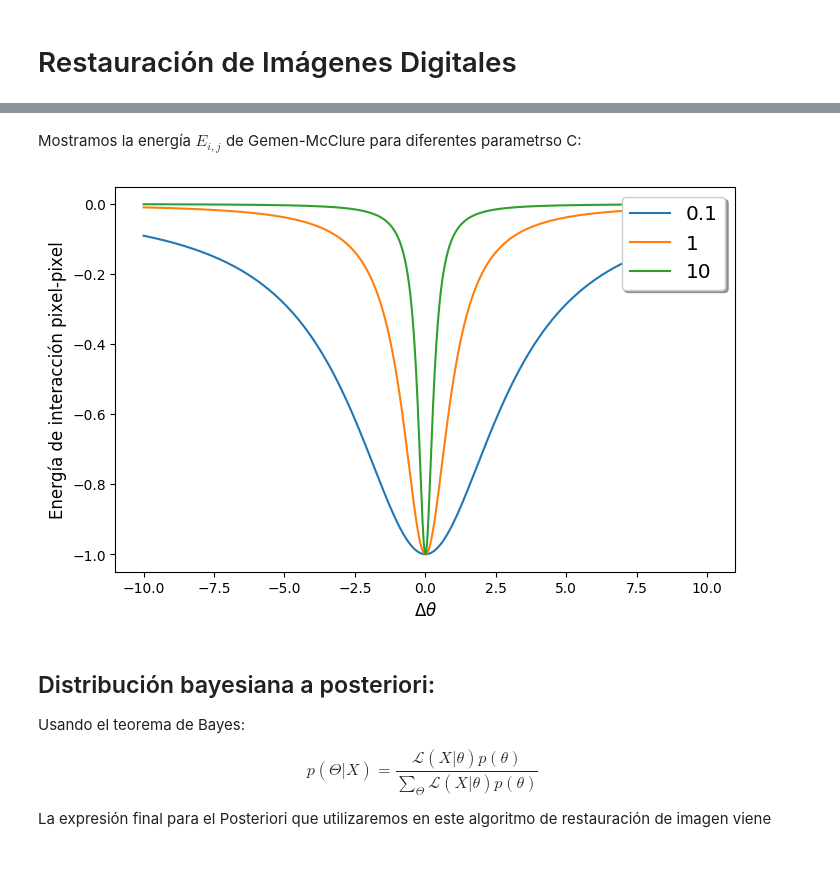
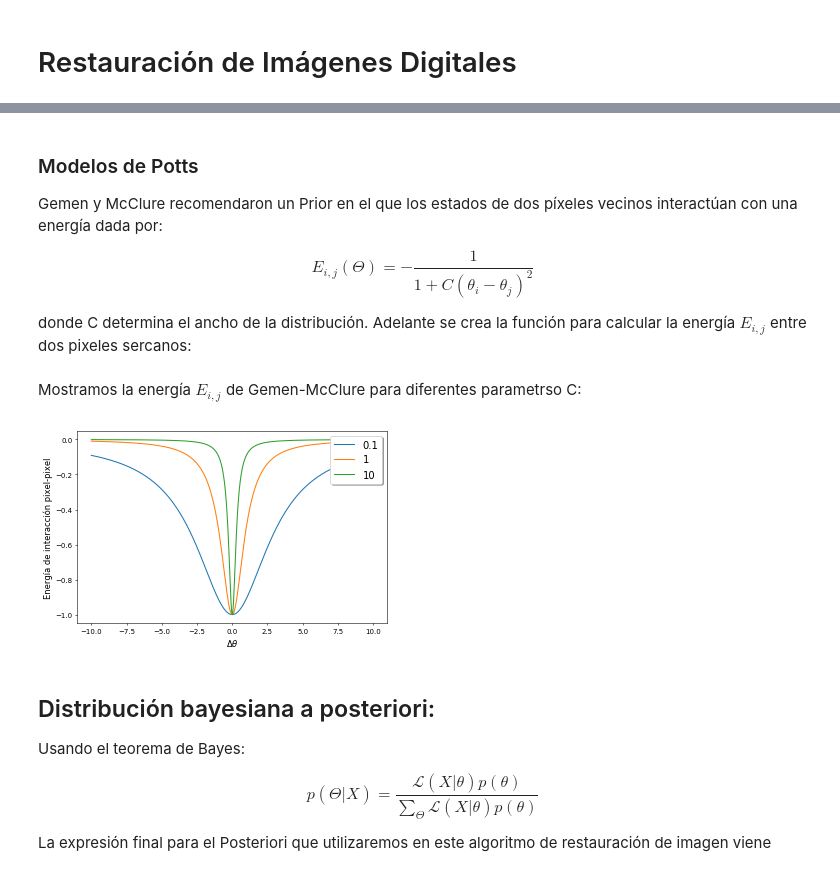
Before and after one commit to DCIDA2019/da2019-Oscar2401, a Jupyter notebook: Proyecto_2/Proyecto_2.ipynb, the cells around one changed output, grey strips where cells are left out. Saved outputs shown, nothing was run; the diff lists cells and outputs as text; code cells hidden in the pictures.

```diff
--- a/Proyecto_2/Proyecto_2.ipynb
+++ b/Proyecto_2/Proyecto_2.ipynb
@@ -52,3 +71,13 @@ donde C determina el ancho de la distribución. Adelante se crea la función par
+# %% [markdown]
+### Modelos de Potts
+
+Gemen y McClure recomendaron un Prior en el que los estados de dos píxeles vecinos interactúan con una energía dada por:
+
+\begin{equation}
+ E_{i,j}(\Theta) = -\frac{1}{1 + C(\theta_i - \theta_j)^2}
+\end{equation}
+
+donde C determina el ancho de la distribución. Adelante se crea la función para calcular la energía $E_{i,j}$ entre dos pixeles sercanos:
 # %%
 def Energy(Th,C):
     N = len(Th)
@@ -65,13 +94,13 @@ def Energy(Th,C):
 # %% [markdown]
 Mostramos la energía $E_{i,j}$ de Gemen-McClure para diferentes parametrso C:
 # %%
-plt.figure(figsize=(8,5), dpi=100)
+plt.figure(figsize=(8,5), dpi=50)
 dTh = np.linspace(-10,10,1000)
 for C in [0.1,1,10]:
     plt.plot(dTh,-1/(1+(C*(dTh)**2)),label = C)
 plt.xlabel('$\Delta \\theta$', fontsize=12)
 plt.ylabel('Energía de interacción pixel-pixel', fontsize=12)
 plt.legend(loc='upper right', shadow=True, fontsize='x-large')
 plt.savefig('graf_energy')
 # %% [output]
-[figure, old version]
+[figure, new version]
```
Also changed, not shown: parts of 17 cells of this notebook.
